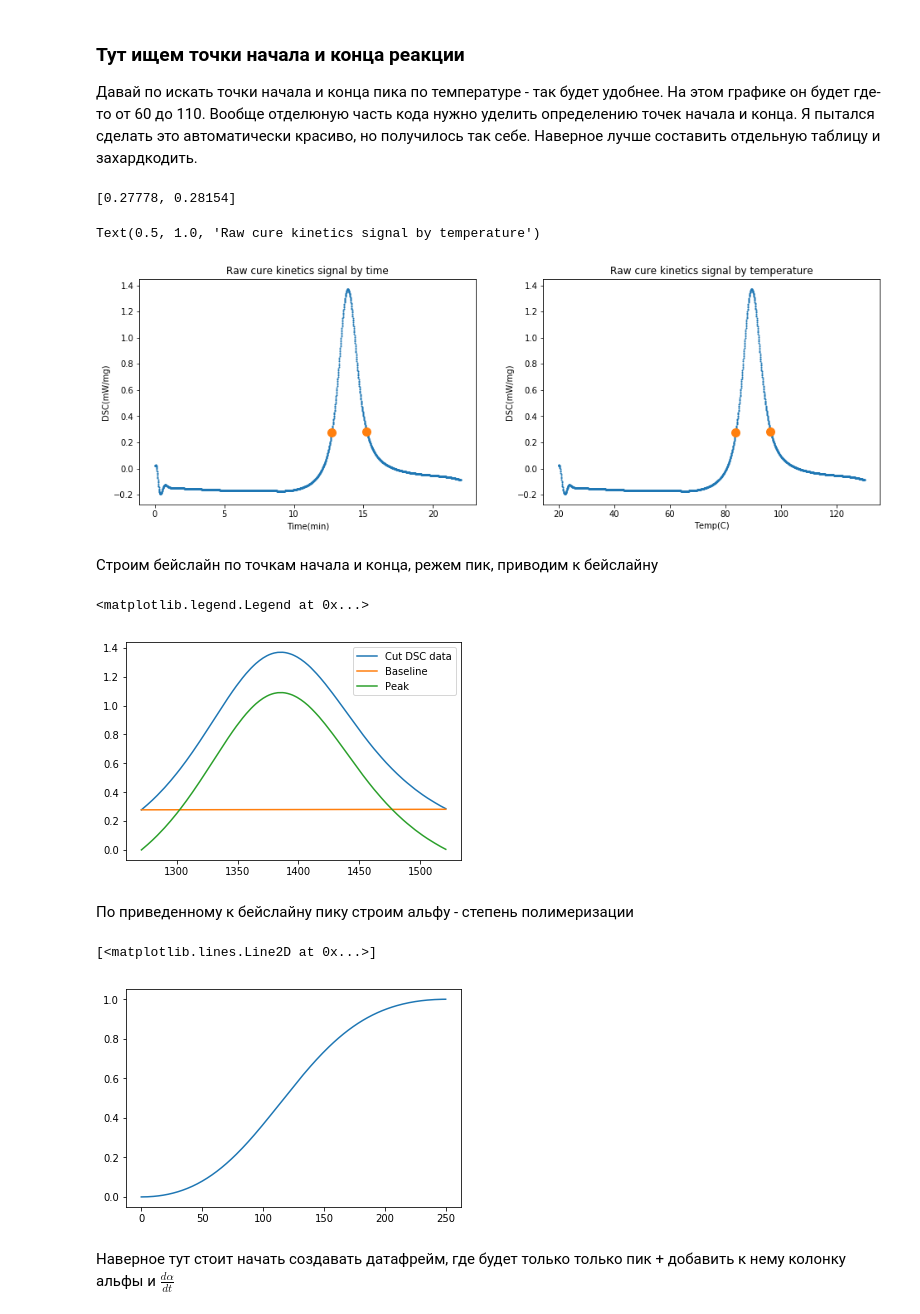
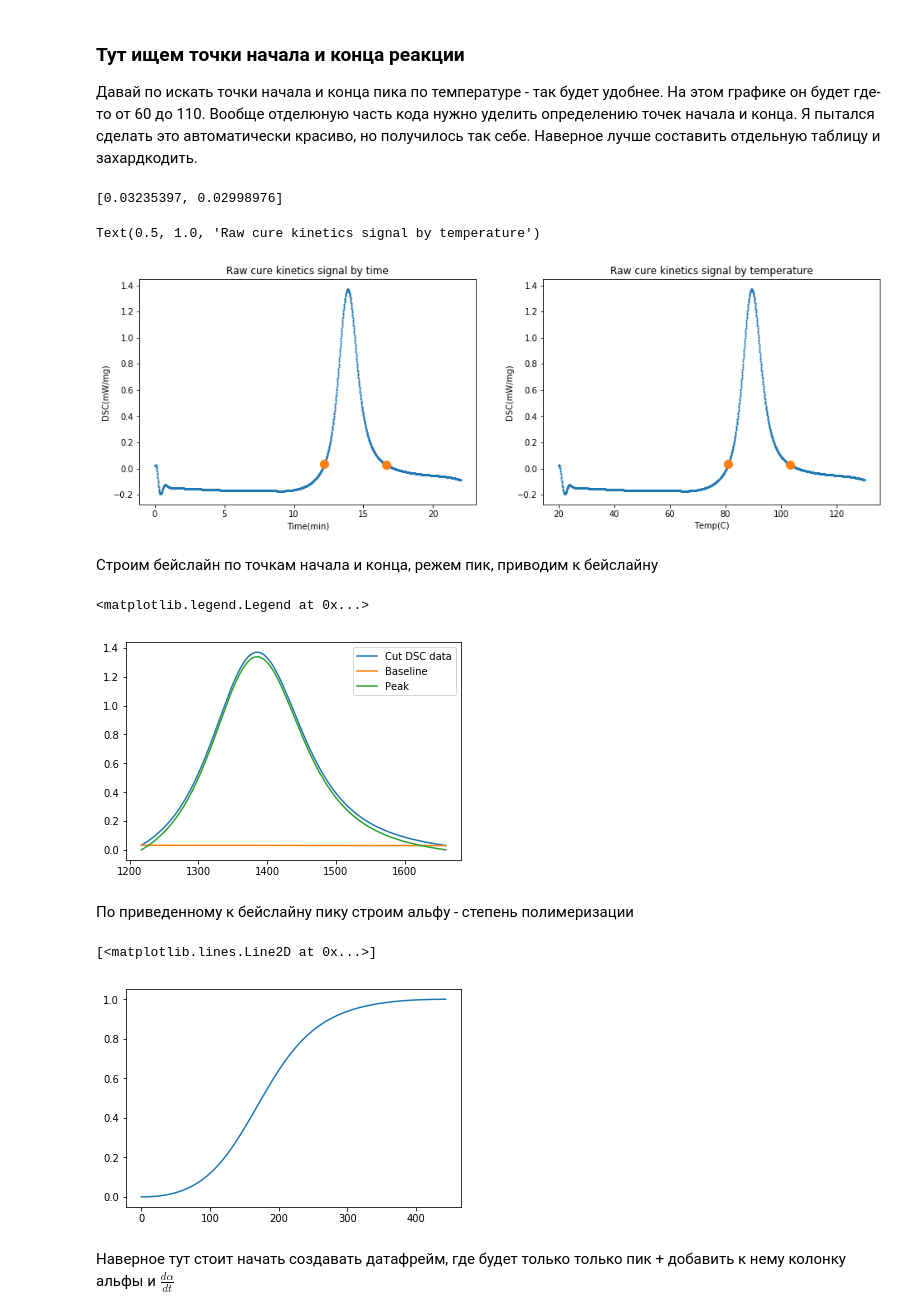
Before and after one commit to YarikineZ/DS_final_project, a Jupyter notebook: Final project.ipynb, the cells around one changed output. Cells and saved outputs as stored; diff of their text form; code cells hidden in the pictures.

```diff
--- a/Final project.ipynb
+++ b/Final project.ipynb
@@ -10,7 +10,7 @@ from scipy.integrate import simps
 # %% [markdown]
 Подгружаем данные
 # %%
-df = pd.read_csv('data\ExpDat_SK_Clear_resin_entalp5kpm_20-150.txt', sep='\t',comment='#')
+df = pd.read_csv('data/ExpDat_SK_Clear_resin_entalp5kpm_20-150.txt', sep='\t',comment='#')
 df.columns = ['Temp', 'Time', 'DSC', 'Sence']
 
 df.head()
@@ -42,38 +42,38 @@ Text(0.5, 1.0, 'Raw cure kinetics signal by temperature')
 Давай по искать точки начала и конца пика по температуре - так будет удобнее. На этом графике он будет где-то от 60 до 110. Вообще отделюную часть кода нужно уделить определению точек начала и конца. Я пытался сделать это автоматически красиво, но получилось так себе. Наверное лучше составить отдельную таблицу и захардкодить.
 # %%
 peaks_positive, _ = find_peaks(df['DSC'], height=1.2)
-peaks_width, width_heights, _, _ = peak_widths(df['DSC'], peaks_positive, rel_height = 0.75)
+peaks_width, width_heights, _, _ = peak_widths(df['DSC'], peaks_positive, rel_height = 0.92)
 
-peak_start = df['DSC'][df['DSC']>0.27737123].first_valid_index()
-peak_end = df['DSC'][df['DSC']>0.27737123].last_valid_index()
+peak_start = df['DSC'][df['DSC']>width_heights[0]].first_valid_index()
+peak_end = df['DSC'][df['DSC']>width_heights[0]].last_valid_index()
 
 
 print([df['DSC'][peak_start],df['DSC'][peak_end]])
 
 fig, ax = plt.subplots(1, 2, figsize = (16, 5))
 
 
 ax[0].plot(df['Time'], df['DSC'], "o", markersize=1, label = "Signal")
 ax[0].plot([df['Time'][peak_start],df['Time'][peak_end]],
                [df['DSC'][peak_start],df['DSC'][peak_end]],
               "o", markersize=10, label = "Baseline")
 ax[0].set_xlabel("Time(min)")
 ax[0].set_ylabel('DSC(mW/mg)')
 ax[0].set_title('Raw cure kinetics signal by time')
 
 ax[1].plot(df['Temp'], df['DSC'], "o", markersize=1, label = "Signal")
 ax[1].plot([df['Temp'][peak_start],df['Temp'][peak_end]],
                [df['DSC'][peak_start],df['DSC'][peak_end]],
                 "o", markersize=10, label = "Baseline")
 ax[1].set_xlabel("Temp(C)")
 ax[1].set_ylabel('DSC(mW/mg)')
 ax[1].set_title('Raw cure kinetics signal by temperature')
 
 #TODO add legend on plots
 # %% [output]
-[0.27778, 0.28154]
+[0.03235397, 0.02998976]
 Text(0.5, 1.0, 'Raw cure kinetics signal by temperature')
-[figure, old version]
+[figure, new version]
 # %% [markdown]
 Строим бейслайн по точкам начала и конца, режем пик, приводим к бейслайну
 # %%
@@ -91,7 +91,7 @@ plt.plot(range(peak_start, peak_end), peak, label = "Peak")
 plt.legend()
 # %% [output]
 <matplotlib.legend.Legend at 0x...>
-[figure, old version]
+[figure, new version]
 # %% [markdown]
 По приведенному к бейслайну пику строим альфу - степень полимеризации
 # %%
@@ -103,6 +103,6 @@ for i,_ in enumerate(peak):
 plt.plot(alpha)
 # %% [output]
 [<matplotlib.lines.Line2D at 0x...>]
-[figure, old version]
+[figure, new version]
 # %% [markdown]
 Наверное тут стоит начать создавать датафрейм, где будет только только пик + добавить к нему колонку альфы и $\frac{d\alpha}{dt}$
```
Also changed, not shown: parts of 5 cells of this notebook.
